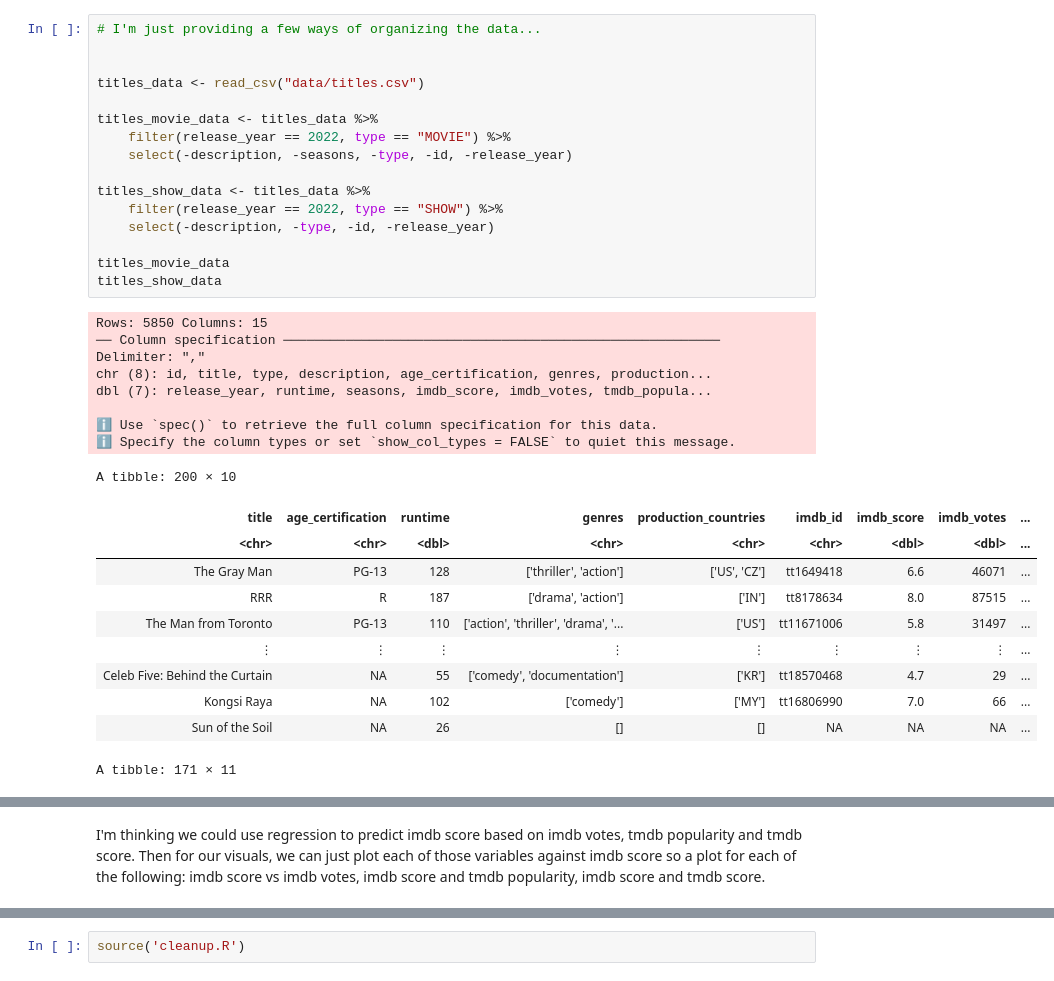
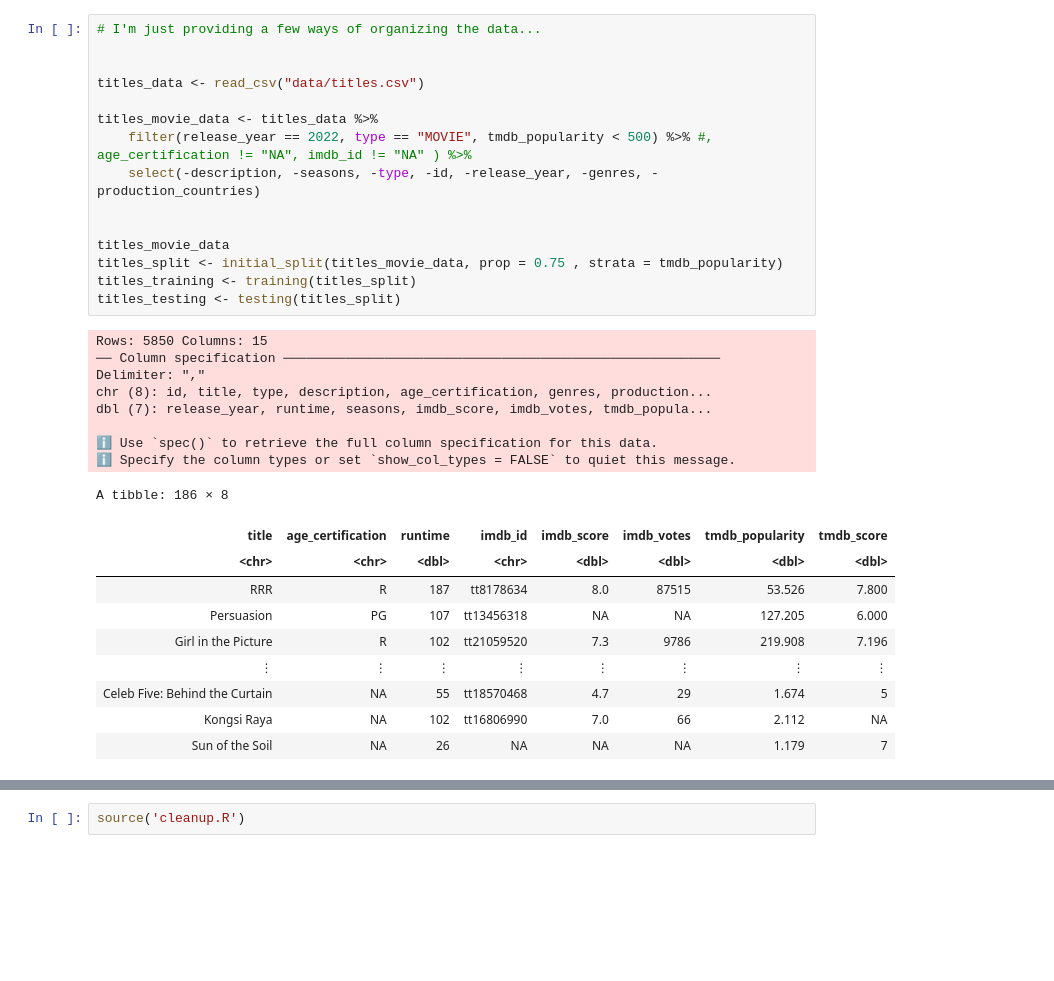
Before and after one commit to sm020402/dsci-100-2022w1-group-98, a Jupyter notebook: project_proposal/proposal.ipynb, the cells around one changed output, grey strips where cells are left out. Saved outputs shown, nothing was run; the diff lists cells and outputs as text; blank space fills up the shorter version.

```diff
--- a/project_proposal/proposal.ipynb
+++ b/project_proposal/proposal.ipynb
@@ -27,36 +27,34 @@ ERROR: Error in file(filename, "r", encoding = encoding): cannot open the connec
 # %%
 # I'm just providing a few ways of organizing the data...
 
 
 titles_data <- read_csv("data/titles.csv")
 
 titles_movie_data <- titles_data %>%
-    filter(release_year == 2022, type == "MOVIE") %>%
-    select(-description, -seasons, -type, -id, -release_year)
+    filter(release_year == 2022, type == "MOVIE", tmdb_popularity < 500) %>% #, age_certification != "NA", imdb_id != "NA" ) %>%
+    select(-description, -seasons, -type, -id, -release_year, -genres, -production_countries)
 
-titles_show_data <- titles_data %>%
-    filter(release_year == 2022, type == "SHOW") %>%
-    select(-description, -type, -id, -release_year)
 
 titles_movie_data
-titles_show_data
+titles_split <- initial_split(titles_movie_data, prop = 0.75 , strata = tmdb_popularity)
+titles_training <- training(titles_split)
+titles_testing <- testing(titles_split)
 # %% [output]
 Rows: 5850 Columns: 15
 ── Column specification ────────────────────────────────────────────────────────
 Delimiter: ","
 chr (8): id, title, type, description, age_certification, genres, production...
 dbl (7): release_year, runtime, seasons, imdb_score, imdb_votes, tmdb_popula...
 
 ℹ Use `spec()` to retrieve the full column specification for this data.
 ℹ Specify the column types or set `show_col_types = FALSE` to quiet this message.
-A tibble: 200 × 10
+A tibble: 186 × 8
-| title | age_certification | runtime | genres | production_countries | imdb_id | imdb_score | imdb_votes | ... |
-| <chr> | <chr> | <dbl> | <chr> | <chr> | <chr> | <dbl> | <dbl> | ... |
-| The Gray Man | PG-13 | 128 | ['thriller', 'action'] | ['US', 'CZ'] | tt1649418 | 6.6 | 46071 | ... |
-| RRR | R | 187 | ['drama', 'action'] | ['IN'] | tt8178634 | 8.0 | 87515 | ... |
-| The Man from Toronto | PG-13 | 110 | ['action', 'thriller', 'drama', '... | ['US'] | tt11671006 | 5.8 | 31497 | ... |
-| ⋮ | ⋮ | ⋮ | ⋮ | ⋮ | ⋮ | ⋮ | ⋮ | ... |
-| Celeb Five: Behind the Curtain | NA | 55 | ['comedy', 'documentation'] | ['KR'] | tt18570468 | 4.7 | 29 | ... |
-| Kongsi Raya | NA | 102 | ['comedy'] | ['MY'] | tt16806990 | 7.0 | 66 | ... |
-| Sun of the Soil | NA | 26 | [] | [] | NA | NA | NA | ... |
+| title | age_certification | runtime | imdb_id | imdb_score | imdb_votes | tmdb_popularity | tmdb_score |
+| <chr> | <chr> | <dbl> | <chr> | <dbl> | <dbl> | <dbl> | <dbl> |
+| RRR | R | 187 | tt8178634 | 8.0 | 87515 | 53.526 | 7.800 |
+| Persuasion | PG | 107 | tt13456318 | NA | NA | 127.205 | 6.000 |
+| Girl in the Picture | R | 102 | tt21059520 | 7.3 | 9786 | 219.908 | 7.196 |
+| ⋮ | ⋮ | ⋮ | ⋮ | ⋮ | ⋮ | ⋮ | ⋮ |
+| Celeb Five: Behind the Curtain | NA | 55 | tt18570468 | 4.7 | 29 | 1.674 | 5 |
+| Kongsi Raya | NA | 102 | tt16806990 | 7.0 | 66 | 2.112 | NA |
+| Sun of the Soil | NA | 26 | NA | NA | NA | 1.179 | 7 |
-A tibble: 171 × 11
@@ -72,2 +60,0 @@ A tibble: 171 × 11
-# %% [markdown]
-I'm thinking we could use regression to predict imdb score based on imdb votes, tmdb popularity and tmdb score. Then for our visuals, we can just plot each of those variables against imdb score so a plot for each of the following: imdb score vs imdb votes, imdb score and tmdb popularity, imdb score and tmdb score.
```
Also changed, not shown: parts of 4 cells of this notebook.
